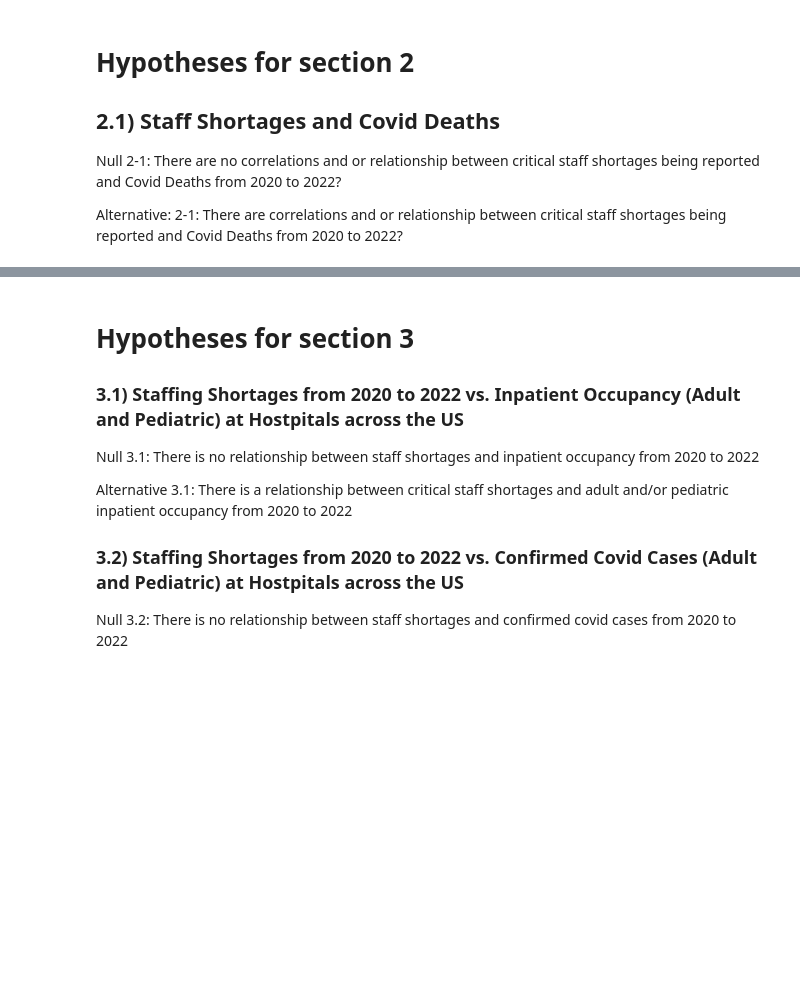
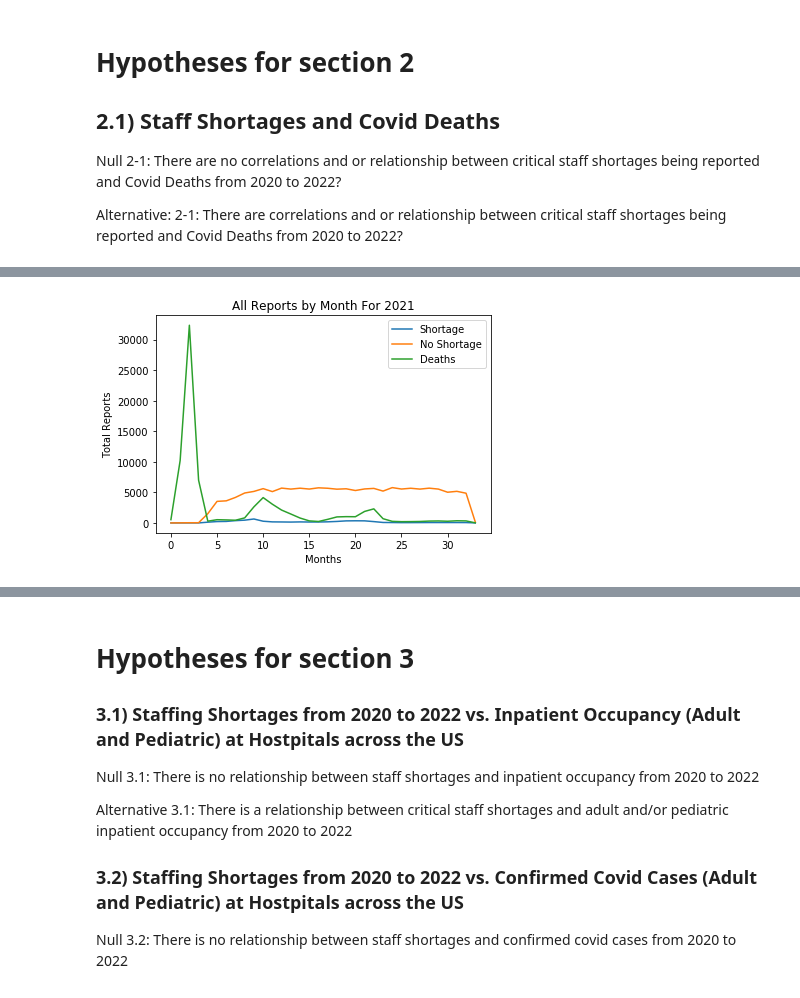
Before and after one commit to nkeplinger/healthcare_module7, a Jupyter notebook: final_data_analysis_and_vizualization.ipynb, the cells around one changed output, grey strips where cells are left out. Saved outputs shown, nothing was run; the diff lists cells and outputs as text; code cells hidden in the pictures; blank space fills up the shorter version.

```diff
--- a/final_data_analysis_and_vizualization.ipynb
+++ b/final_data_analysis_and_vizualization.ipynb
@@ -319,0 +435,4 @@ Alternative: 2-1: There are correlations and or relationship between critical st
+# %%
+NYData['Last Year shortages'] = NYData.groupby('year')['critical_staffing_shortage_today_yes'].shift()
+
+NYData
@@ -319,0 +480,4 @@ Alternative: 2-1: There are correlations and or relationship between critical st
+# %%
+#filtering rows where the state is NY for the year 2021
+NYData2021=NYData[NYData['year'].str.contains('2021')]
+print(NYData2021)
@@ -319,0 +502,21 @@ Alternative: 2-1: There are correlations and or relationship between critical st
+# %%
+sum_by_month2021 = NYData2021.groupby(by=['year','month']).sum()
+sum_by_month2021= sum_by_month2021.reset_index()
+sum_by_month2021
+
+# plot ALL REPORTS for critical staffing shortage BY EACH MONTH from the dataset and save to png
+plt.plot(sum_by_month['critical_staffing_shortage_today_yes'])
+plt.plot(sum_by_month['critical_staffing_shortage_today_no'])
+plt.plot(sum_by_month['deaths_covid'])
+
+
+plt.legend(['Shortage', 'No Shortage', 'Deaths'])
+plt.ylabel('Total Reports')
+plt.xlabel('Months')
+plt.title('All Reports by Month For 2021')
+
+
+
+plt.show()
+# %% [output]
+[figure, added]
```
Also changed, not shown: parts of 23 cells of this notebook, 1 other file.
